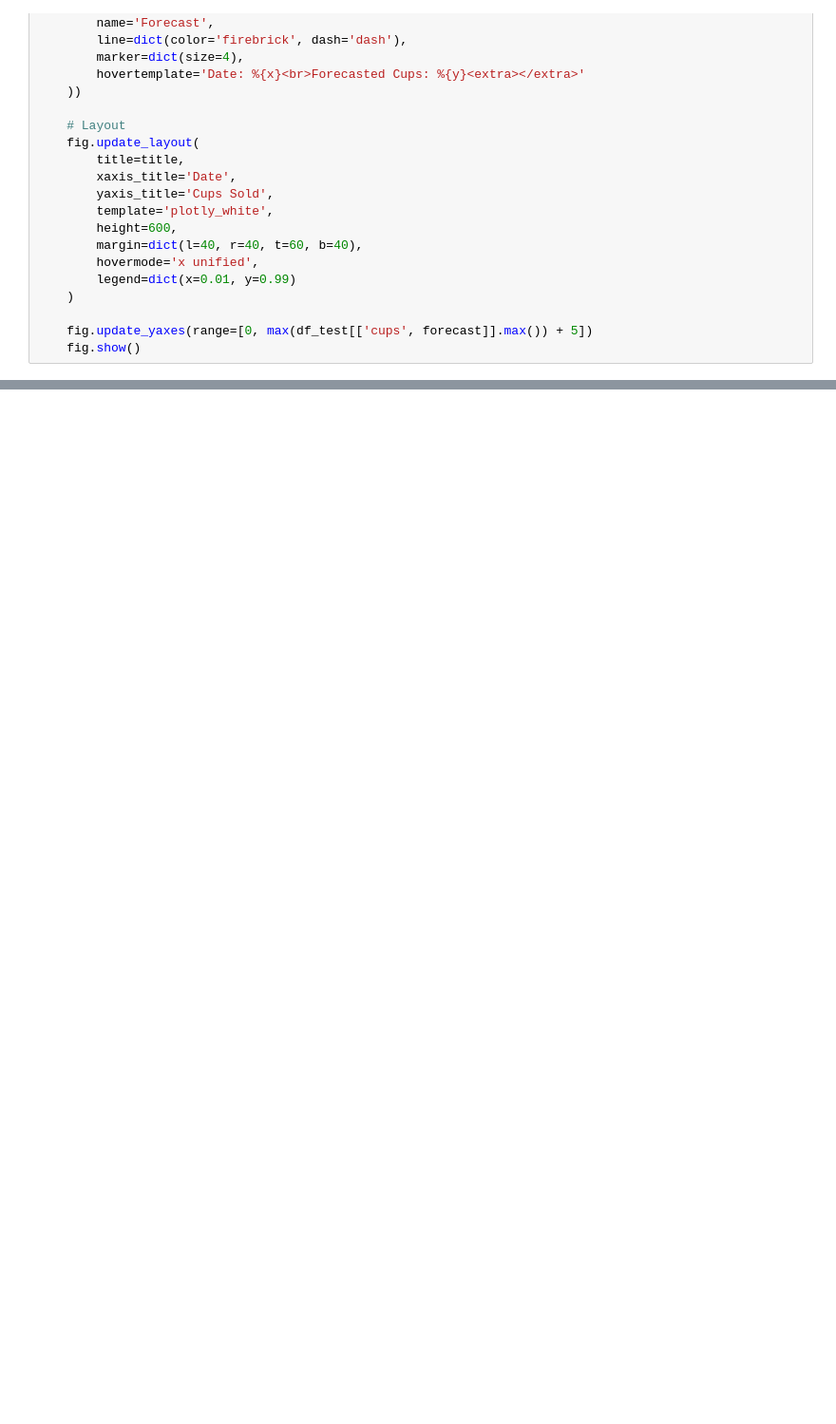
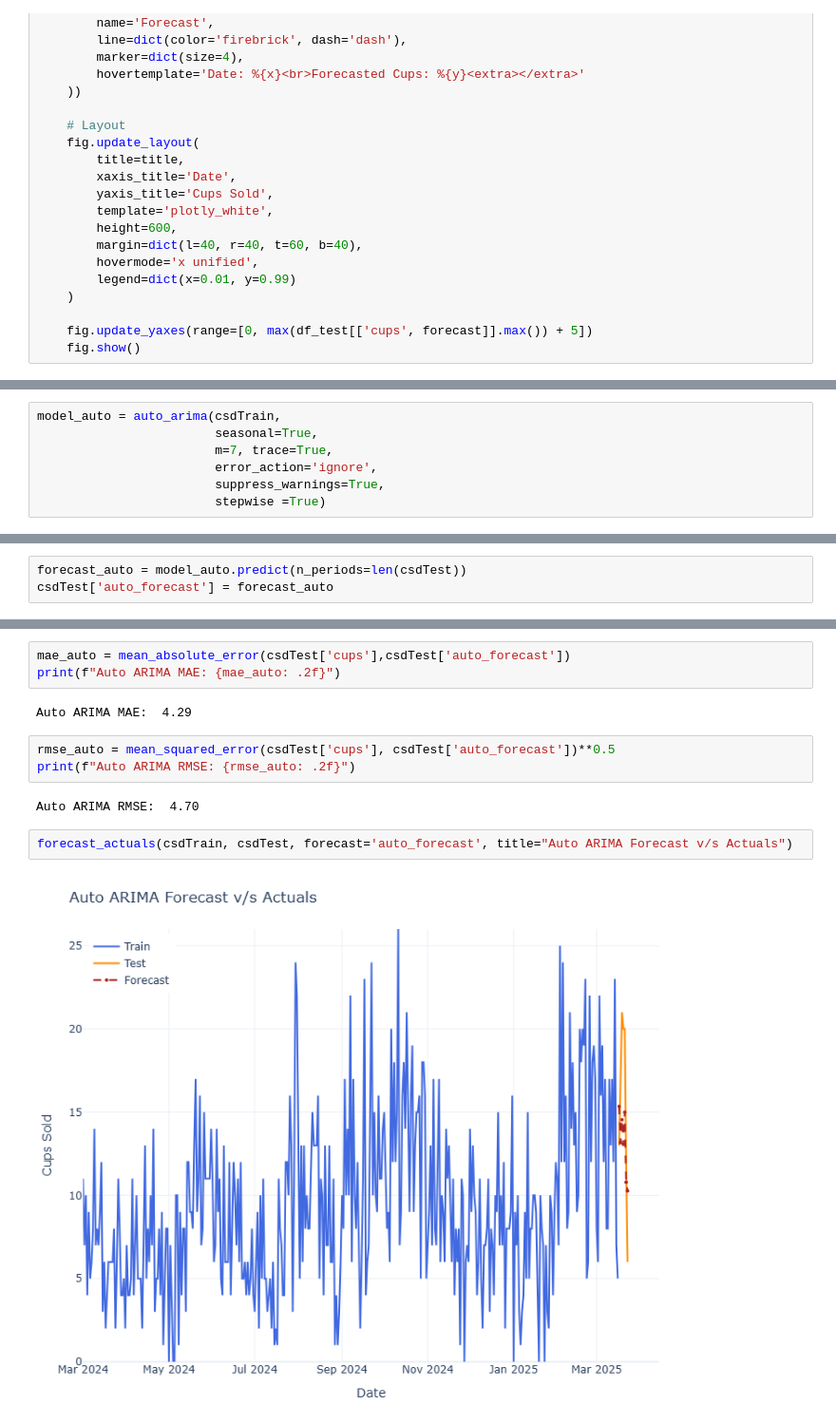
Before and after one commit to AyAnand117/Coffee-Sales, a Jupyter notebook: Notebooks/Coffee_Sales_EDA&TSA.ipynb, the cells around one changed output, grey strips where cells are left out. Shown at 95% size. Saved outputs shown, nothing was run; the diff lists cells and outputs as text; blank space fills up the shorter version.

```diff
--- a/Notebooks/Coffee_Sales_EDA&TSA.ipynb
+++ b/Notebooks/Coffee_Sales_EDA&TSA.ipynb
@@ -819,0 +932,7 @@ forecast_actuals(csdTrain, csdTest, forecast = 'arima_pred', title="ARIMA Foreca
+# %%
+model_auto = auto_arima(csdTrain,
+                        seasonal=True,
+                        m=7, trace=True,
+                        error_action='ignore',
+                        suppress_warnings=True,
+                        stepwise =True)
@@ -819,0 +957,3 @@ forecast_actuals(csdTrain, csdTest, forecast = 'arima_pred', title="ARIMA Foreca
+# %%
+forecast_auto = model_auto.predict(n_periods=len(csdTest))
+csdTest['auto_forecast'] = forecast_auto
@@ -819,0 +972,14 @@ forecast_actuals(csdTrain, csdTest, forecast = 'arima_pred', title="ARIMA Foreca
+# %%
+mae_auto = mean_absolute_error(csdTest['cups'],csdTest['auto_forecast'])
+print(f"Auto ARIMA MAE: {mae_auto: .2f}")
+# %% [output]
+Auto ARIMA MAE:  4.29
+# %%
+rmse_auto = mean_squared_error(csdTest['cups'], csdTest['auto_forecast'])**0.5
+print(f"Auto ARIMA RMSE: {rmse_auto: .2f}")
+# %% [output]
+Auto ARIMA RMSE:  4.70
+# %%
+forecast_actuals(csdTrain, csdTest, forecast='auto_forecast', title="Auto ARIMA Forecast v/s Actuals")
+# %% [output]
+[figure, added]
```
Also changed, not shown: parts of 30 cells of this notebook.
